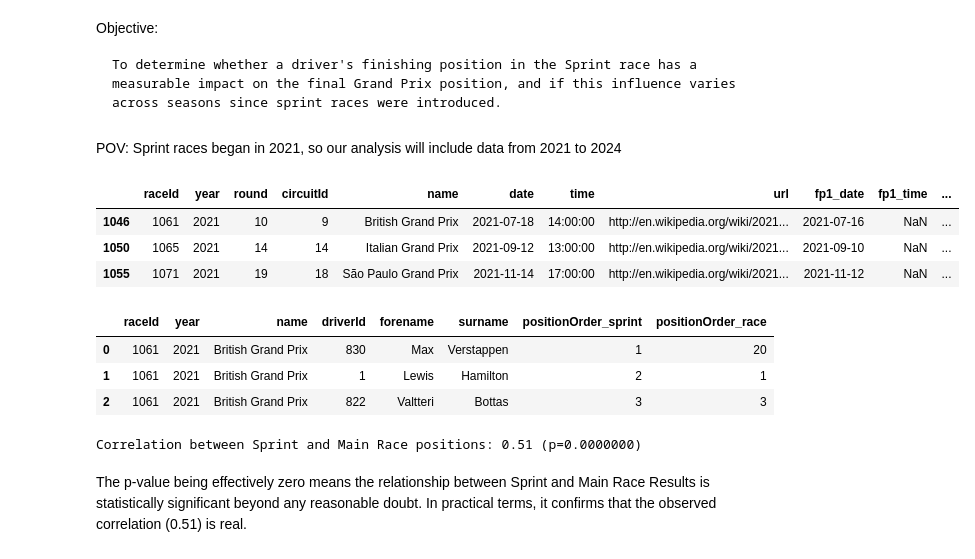
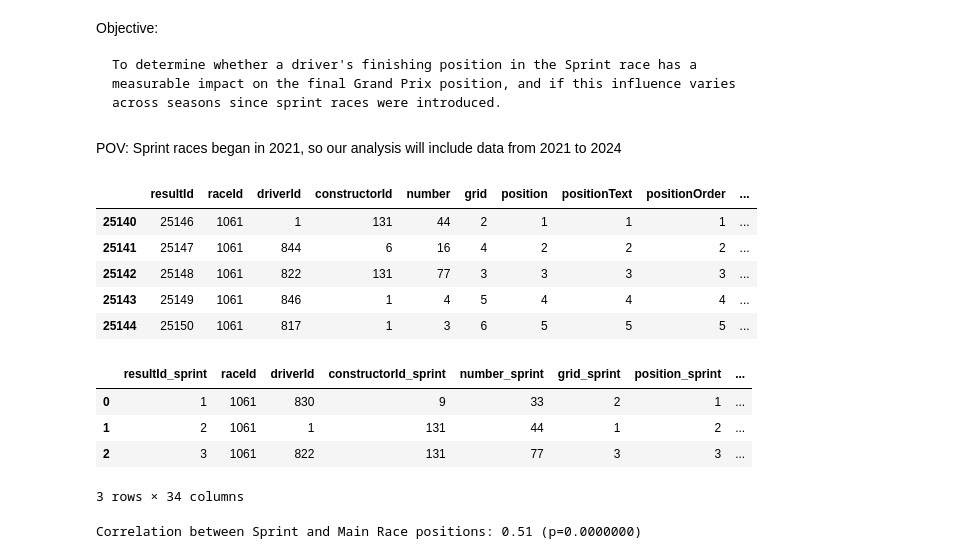
Before and after one commit to mahaejaz2699/Dissertation, a Jupyter notebook: data.ipynb, the cells around one changed output. Saved outputs shown, nothing was run; the diff lists cells and outputs as text; code cells hidden in the pictures.

```diff
--- a/data.ipynb
+++ b/data.ipynb
@@ -918,19 +918,27 @@ Research Question 2:
 Objective:
 
     To determine whether a driver's finishing position in the Sprint race has a measurable impact on the final Grand Prix position, and if this influence varies across seasons since sprint races were introduced.
-# %% [markdown]
-POV: Sprint races began in 2021, so our analysis will include data from 2021 to 2024
+# %% [markdown]
+POV: Sprint races began in 2021, so our analysis will include data from 2021 to 2024
 # %%
-#Replacing '\N' strings with NaN
+# Step 1 - Replacing '\N' strings with NaN
 races = races.replace("\\N", np.nan)
+results = results.replace("\\N", np.nan)
+sprint_results = sprint_results.replace("\\N", np.nan)
 
-#Filtering the races that actually had sprint events that is after 2021
+#Step 2 - Filtering the races that actually had sprint events that is after 2021
 sprint_races = races[races['sprint_date'].notna()]
 
+##Step 3 - filtering both datasets to include only sprint raceIds
+sprint_results = sprint_results[sprint_results['raceId'].isin(sprint_races['raceId'])]
+results = results[results['raceId'].isin(sprint_races['raceId'])]
+
 #verifying the results
-sprint_races.head(3)
+results.head()
 # %% [output]
-|  | raceId | year | round | circuitId | name | date | time | url | fp1_date | fp1_time | ... |
-| 1046 | 1061 | 2021 | 10 | 9 | British Grand Prix | 2021-07-18 | 14:00:00 | http://en.wikipedia.org/wiki/2021... | 2021-07-16 | NaN | ... |
-| 1050 | 1065 | 2021 | 14 | 14 | Italian Grand Prix | 2021-09-12 | 13:00:00 | http://en.wikipedia.org/wiki/2021... | 2021-09-10 | NaN | ... |
-| 1055 | 1071 | 2021 | 19 | 18 | São Paulo Grand Prix | 2021-11-14 | 17:00:00 | http://en.wikipedia.org/wiki/2021... | 2021-11-12 | NaN | ... |
+|  | resultId | raceId | driverId | constructorId | number | grid | position | positionText | positionOrder | ... |
+| 25140 | 25146 | 1061 | 1 | 131 | 44 | 2 | 1 | 1 | 1 | ... |
+| 25141 | 25147 | 1061 | 844 | 6 | 16 | 4 | 2 | 2 | 2 | ... |
+| 25142 | 25148 | 1061 | 822 | 131 | 77 | 3 | 3 | 3 | 3 | ... |
+| 25143 | 25149 | 1061 | 846 | 1 | 4 | 5 | 4 | 4 | 4 | ... |
+| 25144 | 25150 | 1061 | 817 | 1 | 3 | 6 | 5 | 5 | 5 | ... |
@@ -938,18 +965,38 @@ sprint_races.head(3)
 from scipy.stats import pearsonr
 
 #Merge main and sprint results
-merged = (sprint_results
-         .merge(results, on=['raceId','driverId'], suffixes=('_sprint','_race'))
-         .merge(drivers[['driverId','forename','surname']], on='driverId', how='left')
-         .merge(sprint_races[['raceId','year','name']], on='raceId', how='left'))
+#merged = (sprint_results
+ #        .merge(results, on=['raceId','driverId'], suffixes=('_sprint','_race'))
+  #       .merge(drivers[['driverId','forename','surname']], on='driverId', how='left')
+   #      .merge(sprint_races[['raceId','year','name']], on='raceId', how='left'))
 
-merged = merged[['raceId','year','name','driverId','forename','surname','positionOrder_sprint','positionOrder_race']]
+#Step 6 - Merging Sprint and race results
+merged = sprint_results.merge(
+    results,
+    on=['raceId', 'driverId'],
+    suffixes=('_sprint', '_race')
+)
+
+#Step 7 - Adding year from races table
+merged = merged.merge(races[['raceId','year']], on='raceId', how='left')
+
+#Step 8 - Computing position change
+merged['position_change'] = merged['positionOrder_sprint'] - merged['positionOrder_race']
+
+#merged = merged['raceId','driverId','positionOrder_sprint','positionOrder_race']
+
+#merged = merged.dropna(subset=['positionOrder_sprint','positionOrder_race'])
+#merged = merged[(merged['positionOrder_sprint'] > 0) & (merged['positionOrder_race'] > 0)]
+
+#merged = merged.merge(races[['raceId','year']], on='raceId', how='left')
+
 merged.head(3)
 # %% [output]
-|  | raceId | year | name | driverId | forename | surname | positionOrder_sprint | positionOrder_race |
-| 0 | 1061 | 2021 | British Grand Prix | 830 | Max | Verstappen | 1 | 20 |
-| 1 | 1061 | 2021 | British Grand Prix | 1 | Lewis | Hamilton | 2 | 1 |
-| 2 | 1061 | 2021 | British Grand Prix | 822 | Valtteri | Bottas | 3 | 3 |
+|  | resultId_sprint | raceId | driverId | constructorId_sprint | number_sprint | grid_sprint | position_sprint | ... |
+| 0 | 1 | 1061 | 830 | 9 | 33 | 2 | 1 | ... |
+| 1 | 2 | 1061 | 1 | 131 | 44 | 1 | 2 | ... |
+| 2 | 3 | 1061 | 822 | 131 | 77 | 3 | 3 | ... |
+3 rows × 34 columns
 # %%
 #Correlation Analysis
 # Testing how closely sprint results relate to final race results
@@ -959,5 +1006,3 @@ corr, p_value = pearsonr(merged['positionOrder_sprint'], merged['positionOrder_r
 print(f"Correlation between Sprint and Main Race positions: {corr:.2f} (p={p_value:.7f})")
 # %% [output]
 Correlation between Sprint and Main Race positions: 0.51 (p=0.0000000)
-# %% [markdown]
-The p-value being effectively zero means the relationship between Sprint and Main Race Results is statistically significant beyond any reasonable doubt. In practical terms, it confirms that the observed correlation (0.51) is real.
```
Also changed, not shown: parts of 55 cells of this notebook, 1 other file.
